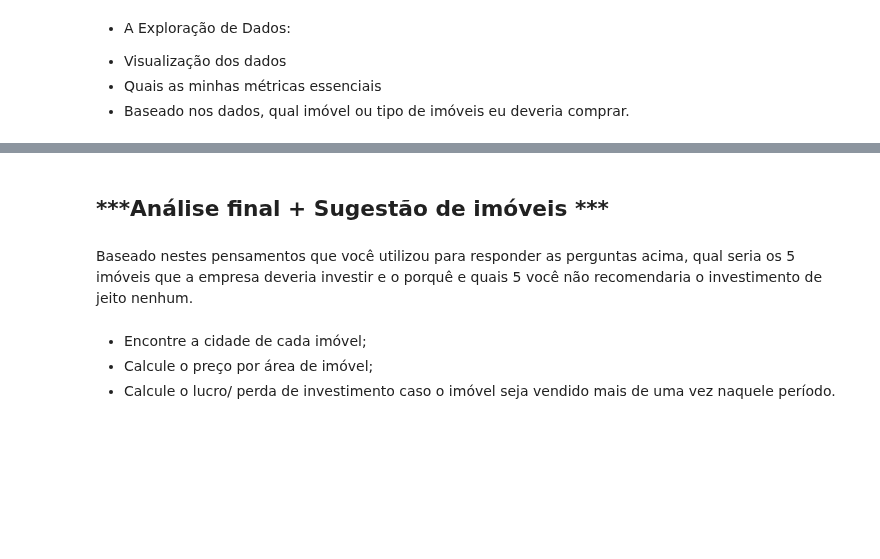
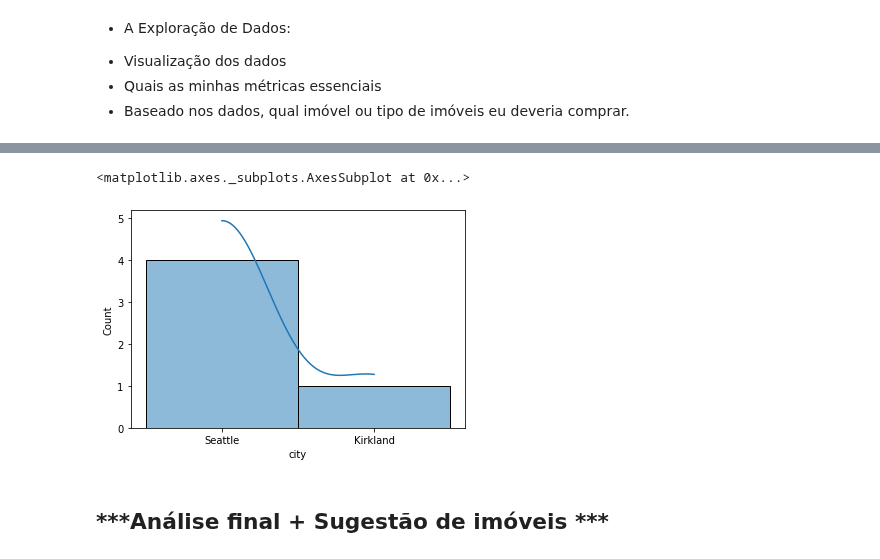
Before and after one commit to Adjalma/Mini-Projeto-DNC, a Jupyter notebook: Mini_Projeto_DNC.ipynb, the cells around one changed output, grey strips where cells are left out. Saved outputs shown, nothing was run; the diff lists cells and outputs as text; code cells hidden in the pictures; blank space fills up the shorter version.

```diff
--- a/Mini_Projeto_DNC.ipynb
+++ b/Mini_Projeto_DNC.ipynb
@@ -138,13 +164,7 @@ kcs.head()
+# %%
+sns.histplot(data=melhores_Aguiar,x='city',kde=True)
+# %% [output]
+<matplotlib.axes._subplots.AxesSubplot at 0x...>
+[figure, added]
 # %% [markdown]
 ## ***Análise final + Sugestão de imóveis ***
-# %% [markdown]
-Baseado nestes pensamentos que você utilizou
-para responder as perguntas acima, qual seria os 5
-imóveis que a empresa deveria investir e o porquê e
-quais 5 você não recomendaria o investimento de
-jeito nenhum.
-# %% [markdown]
-- Encontre a cidade de cada imóvel;
-- Calcule o preço por área de imóvel;
-- Calcule o lucro/ perda de investimento caso o imóvel
-seja vendido mais de uma vez naquele período.
```
Also changed, not shown: parts of 8 cells of this notebook.
